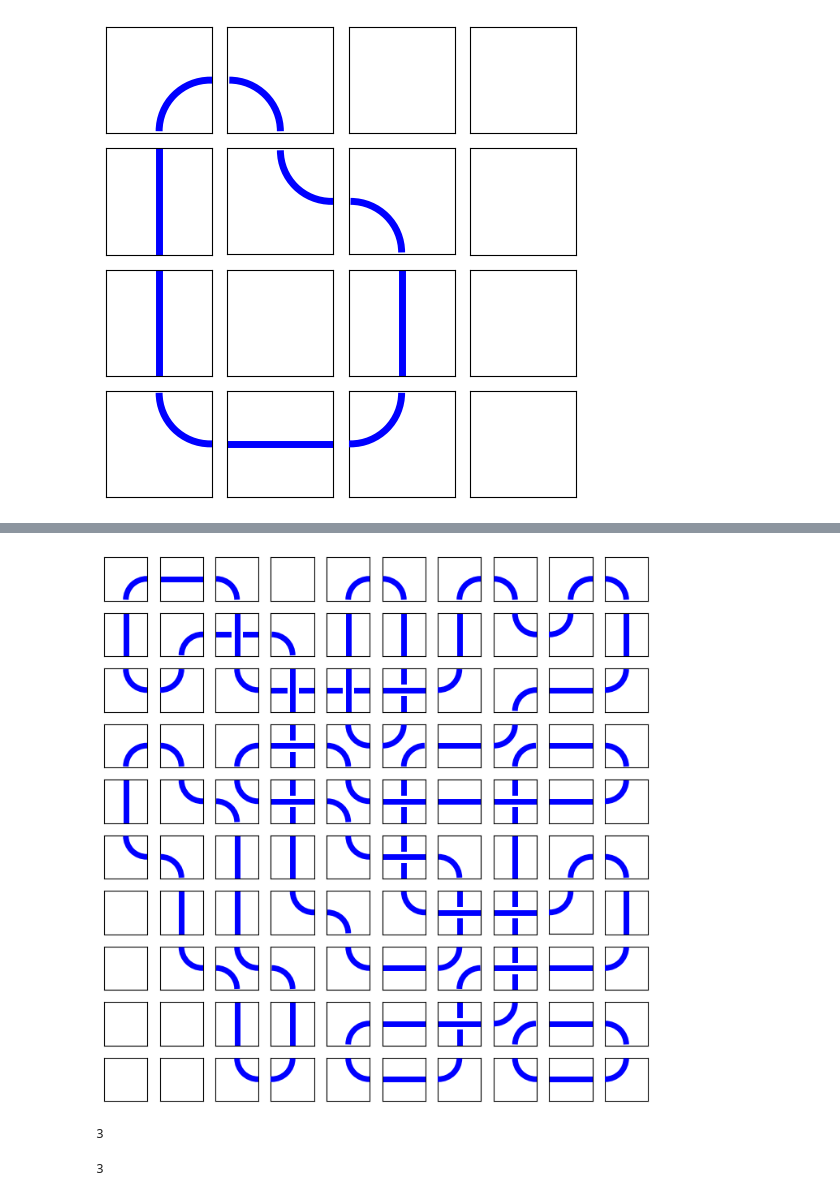
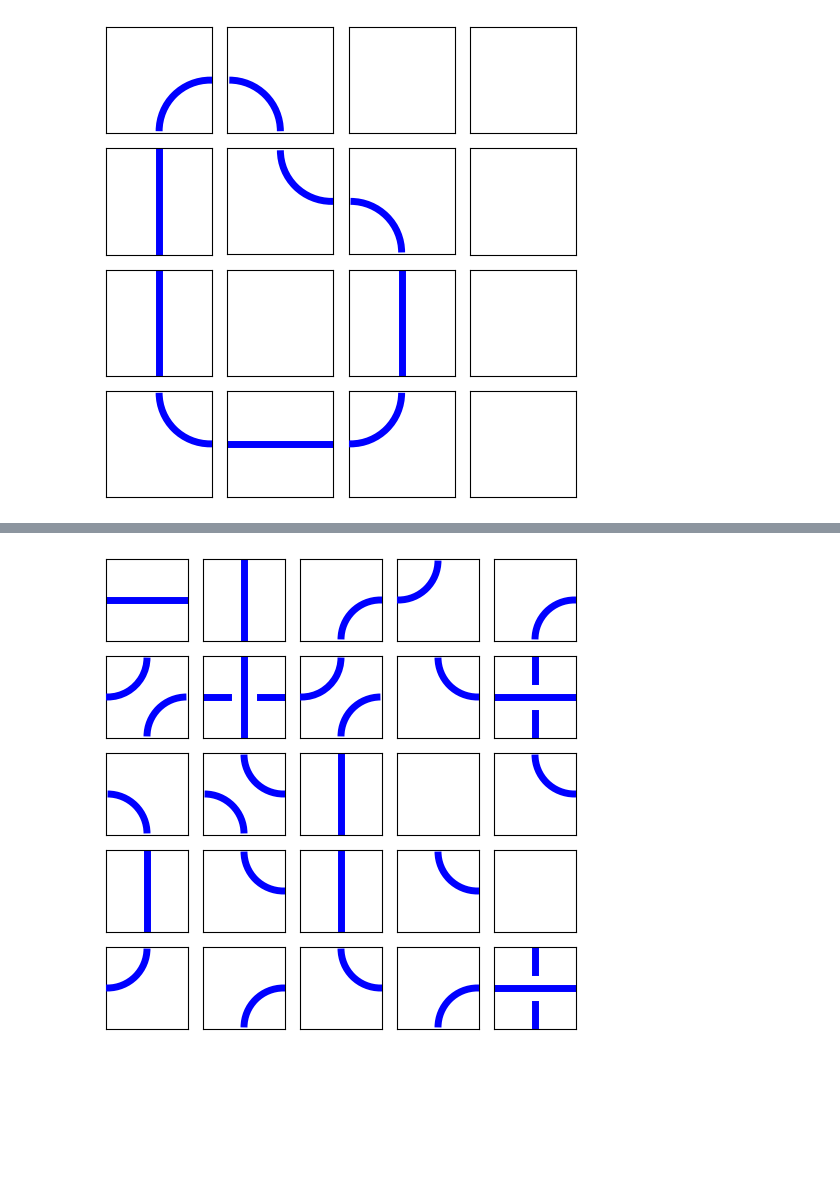
Before and after one commit to andrew-tawfeek/wild_knots, a Jupyter notebook: Random_Testing.ipynb, the cells around one changed output, grey strips where cells are left out. Saved outputs shown, nothing was run; the diff lists cells and outputs as text; code cells hidden in the pictures; blank space fills up the shorter version.

```diff
--- a/Random_Testing.ipynb
+++ b/Random_Testing.ipynb
@@ -62,13 +62,4 @@ M.show()
-# %%
-random_mosaic(10).show(7)
-# %% [output]
-[figure, removed]
-# %%
-import random
-random.choice([1,2,3])
-# %% [output]
-3
-# %%
-choice([1,2,3])
-# %% [output]
-3
+# %%
+random_mosaic(5, suitably_connected = False).show()
+# %% [output]
+[figure, added]
```
Also changed, not shown: parts of 2 cells of this notebook, 1 other file.
